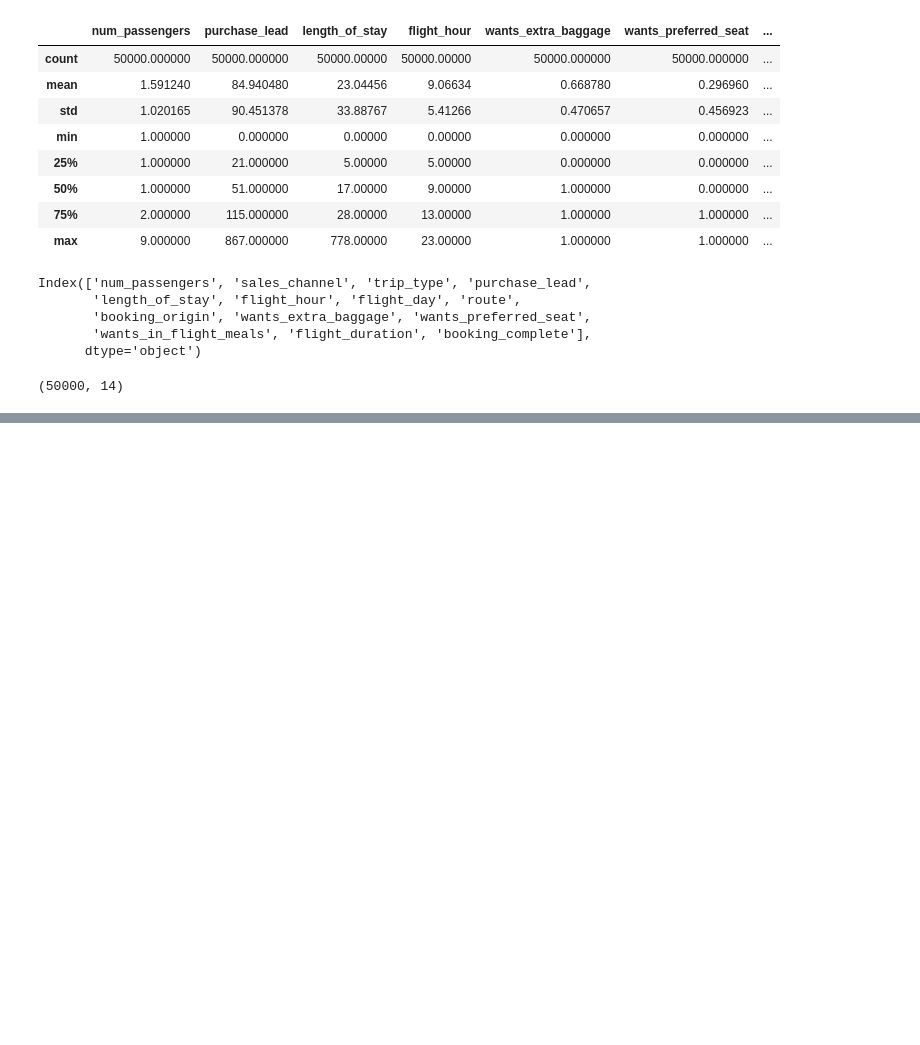
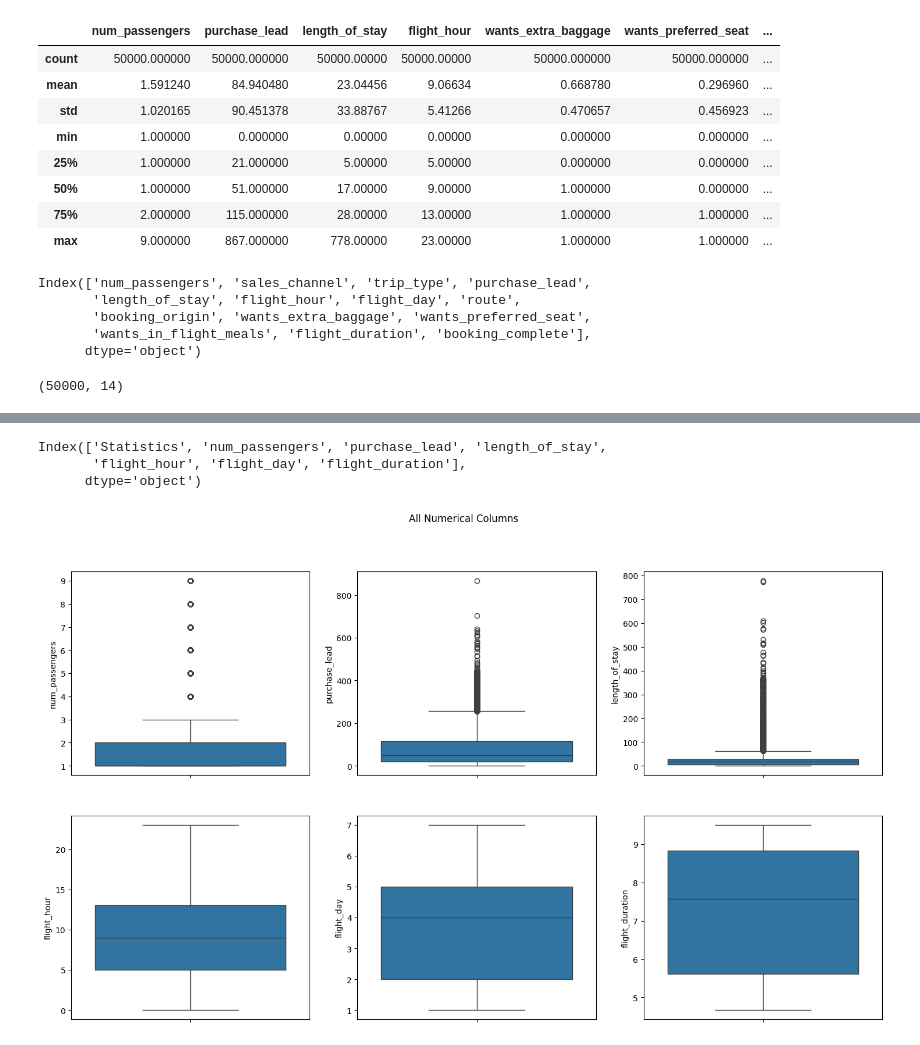
Before and after one commit to JOCRZ/BritishAirways-Intership, a Jupyter notebook: British-Airways/Ipython-book/model.ipynb, the cells around one changed output, grey strips where cells are left out. Saved outputs shown, nothing was run; the diff lists cells and outputs as text; code cells hidden in the pictures; blank space fills up the shorter version.

```diff
--- a/British-Airways/Ipython-book/model.ipynb
+++ b/British-Airways/Ipython-book/model.ipynb
@@ -51,0 +100,3 @@ df.shape
+# %%
+df.duplicated().any()
+df = df.drop_duplicates(inplace= False)
@@ -51,0 +126,15 @@ df.shape
+# %%
+mapping = {
+    "Mon": 1,
+    "Tue": 2,
+    "Wed": 3,
+    "Thu": 4,
+    "Fri": 5,
+    "Sat": 6,
+    "Sun": 7,
+}
+
+df["flight_day"] = df["flight_day"].map(mapping)
+# %%
+columns_to_convert = ['wants_extra_baggage', 'wants_preferred_seat', 'wants_in_flight_meals','booking_complete']
+df[columns_to_convert] = df[columns_to_convert].astype(bool)
@@ -67,0 +200,20 @@ df
+# %%
+simple_stats.columns
+# %% [output]
+Index(['Statistics', 'num_passengers', 'purchase_lead', 'length_of_stay',
+       'flight_hour', 'flight_day', 'flight_duration'],
+      dtype='object')
+# %%
+fig, axes = plt.subplots(2, 3, figsize=(18, 10))
+
+fig.suptitle('All Numerical Columns')
+
+sns.boxplot(ax=axes[0, 0], data=df['num_passengers'] )
+sns.boxplot(ax=axes[0, 1], data=df['purchase_lead'] )
+sns.boxplot(ax=axes[0, 2], data=df['length_of_stay'])
+sns.boxplot(ax=axes[1, 0], data=df['flight_hour'])
+sns.boxplot(ax=axes[1, 1], data=df['flight_day'])
+sns.boxplot(ax=axes[1, 2], data=df['flight_duration'])
+plt.show()
+# %% [output]
+[figure, added]
```
Also changed, not shown: parts of 32 cells of this notebook.
